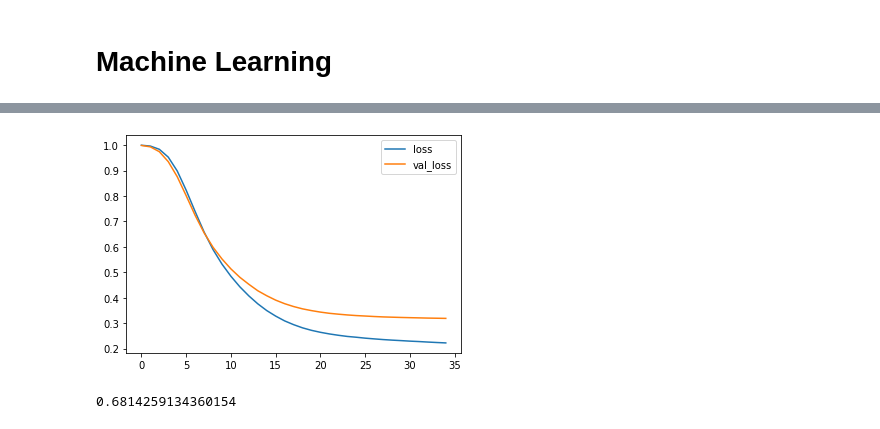
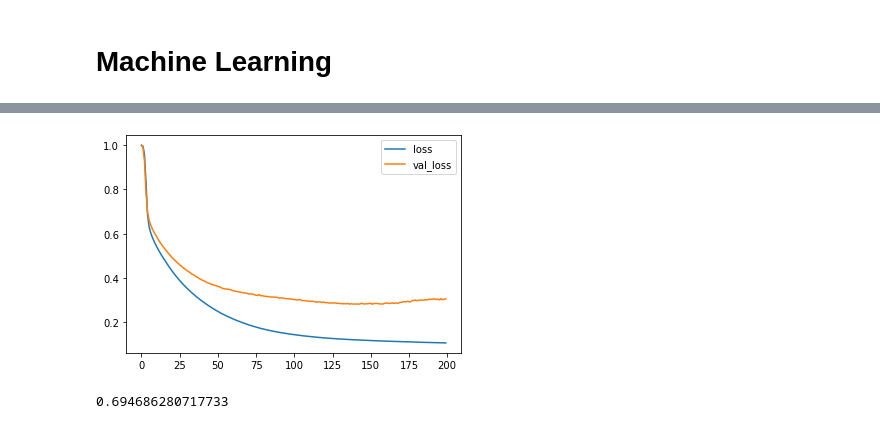
Before and after one commit to zaniargh42/dissolved_oxygen, a Jupyter notebook: dissolved_oxygen.ipynb, the cells around one changed output, grey strips where cells are left out. Cells and saved outputs as stored; diff of their text form; code cells hidden in the pictures.

Commit message:
ann model enhansed

```diff
--- a/dissolved_oxygen.ipynb
+++ b/dissolved_oxygen.ipynb
@@ -243,24 +306,0 @@ y_test=y_scaler.transform(np.array(y_test).reshape(-1,1))
-# %%
-def _compile_model(X_train,y_train,X_test,y_test,epochs,batch_size):
-    model = Sequential()
-    model.add(Dense(20, input_shape=(X_train[0].shape[0],),kernel_initializer='normal', activation='relu'))
-    model.add(Dense(15,kernel_initializer='normal', activation='relu'))
-    model.add(Dense(5,kernel_initializer='normal', activation='relu'))
-    model.add(Dense(1,kernel_initializer='normal',activation='linear'))
-
-    # Compile model
-    model.compile(loss='mean_squared_error', optimizer=Adam(learning_rate=0.0001))
-    model.fit(X_train, y_train,epochs=epochs,batch_size=batch_size,validation_data=(X_test,y_test))
-
-    history=model.history
-    y_pred=model.predict(X_test)
-    r2=r2_score(y_test,y_pred)
-    return history , r2 , y_pred
-
-history , r2 , y_pred=_compile_model(X_train,y_train,X_test,y_test,100,8)
-
-plt.plot(history.history['loss'])
-plt.plot(history.history['val_loss'])
-plt.legend(['loss','val_loss'])
-plt.show()
-print('R_squared is:',r2)
@@ -402,9 +444,11 @@ models[0].head(15)
 # %%
 def _compile_model(X_train,y_train,X_test,y_test,epochs,batch_size):
     model = Sequential()
-    model.add(Dense(15, input_shape=(X_train[0].shape[0],),kernel_initializer='RandomUniform', activation='relu'))
-    model.add(Dense(7,kernel_initializer='RandomUniform', activation='relu'))
-    model.add(Dense(1,kernel_initializer='RandomUniform'))
+    model.add(Dense(15, input_shape=(X_train[0].shape[0],),kernel_initializer='RandomNormal', activation='relu'))
+    model.add(Dense(17,kernel_initializer='RandomNormal', activation='relu'))
+    model.add(Dense(10,kernel_initializer='RandomNormal', activation='relu'))
+    model.add(Dense(7,kernel_initializer='RandomNormal', activation='relu'))
+    model.add(Dense(1,kernel_initializer='RandomNormal',activation='linear'))
 
     # Compile model
     model.compile(loss='mean_squared_error', optimizer=Adam(0.0001))
@@ -414,7 +458,7 @@ def _compile_model(X_train,y_train,X_test,y_test,epochs,batch_size):
     y_pred=model.predict(X_test)
     r2=r2_score(y_test,y_pred)
     return history , r2 , y_pred,model
-history , r2 , y_pred,model=_compile_model(X_train,y_train,X_test,y_test,35,2)
+history , r2 , y_pred,model=_compile_model(X_train,y_train,X_test,y_test,200,30)
 
 plt.plot(history.history['loss'])
 plt.plot(history.history['val_loss'])
@@ -441,3 +485,3 @@ Epoch 35/35
 9/9 [==============================] - 0s 2ms/step
-[figure, old version]
+[figure, new version]
-0.6814259134360154
+0.694686280717733
```
Also changed, not shown: parts of 20 cells of this notebook.
